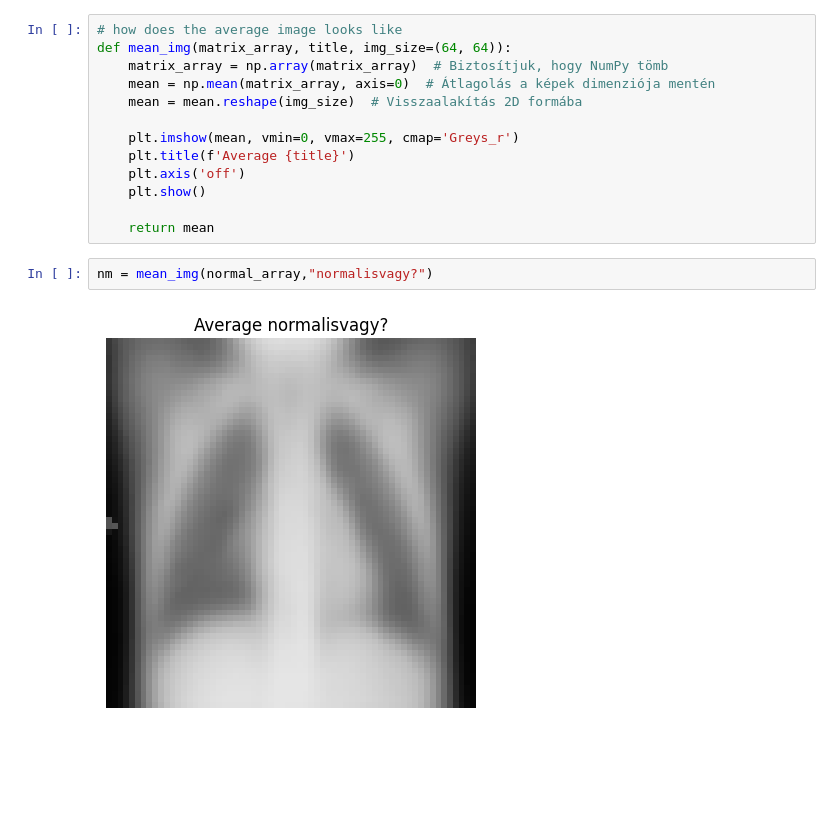
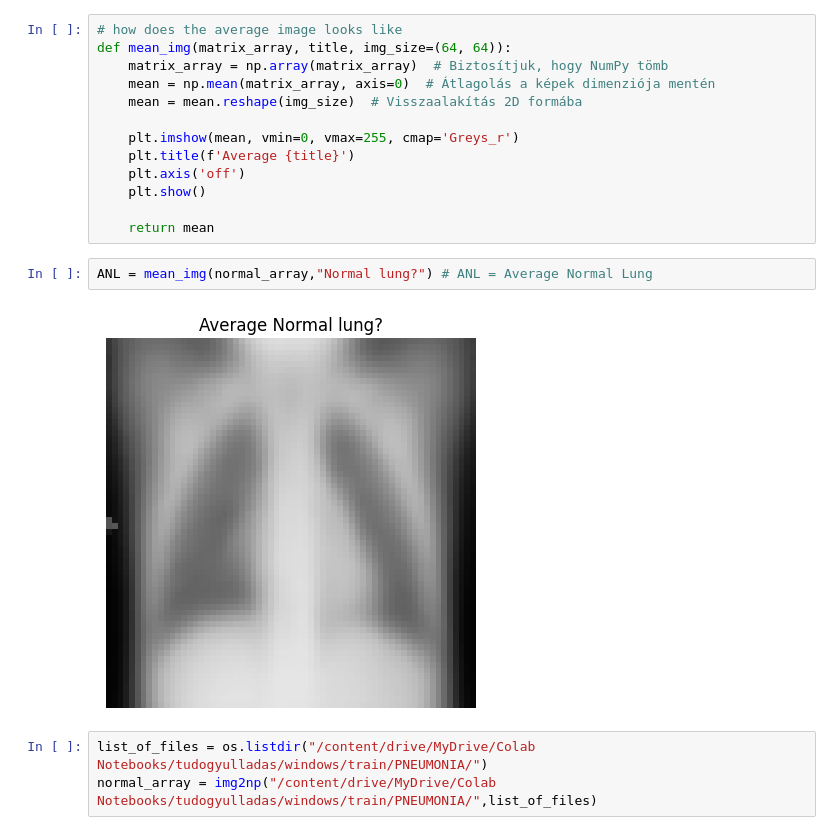
Before and after one commit to Adr1an11/Pneumonia-detection, a Jupyter notebook: pneunomia_detection.ipynb, the cells around one changed output. Cells and saved outputs as stored; diff of their text form; blank space fills up the shorter version.

```diff
--- a/pneunomia_detection.ipynb
+++ b/pneunomia_detection.ipynb
@@ -221,7 +222,10 @@ def mean_img(matrix_array, title, img_size=(64, 64)):
     plt.show()
 
     return mean
-# %%
-nm = mean_img(normal_array,"normalisvagy?")
-# %% [output]
-[figure, removed]
+# %%
+ANL = mean_img(normal_array,"Normal lung?") # ANL = Average Normal Lung
+# %% [output]
+[figure, added]
+# %%
+list_of_files = os.listdir("/content/drive/MyDrive/Colab Notebooks/tudogyulladas/windows/train/PNEUMONIA/")
+normal_array = img2np("/content/drive/MyDrive/Colab Notebooks/tudogyulladas/windows/train/PNEUMONIA/",list_of_files)
```
Also changed, not shown: parts of 6 cells of this notebook.
